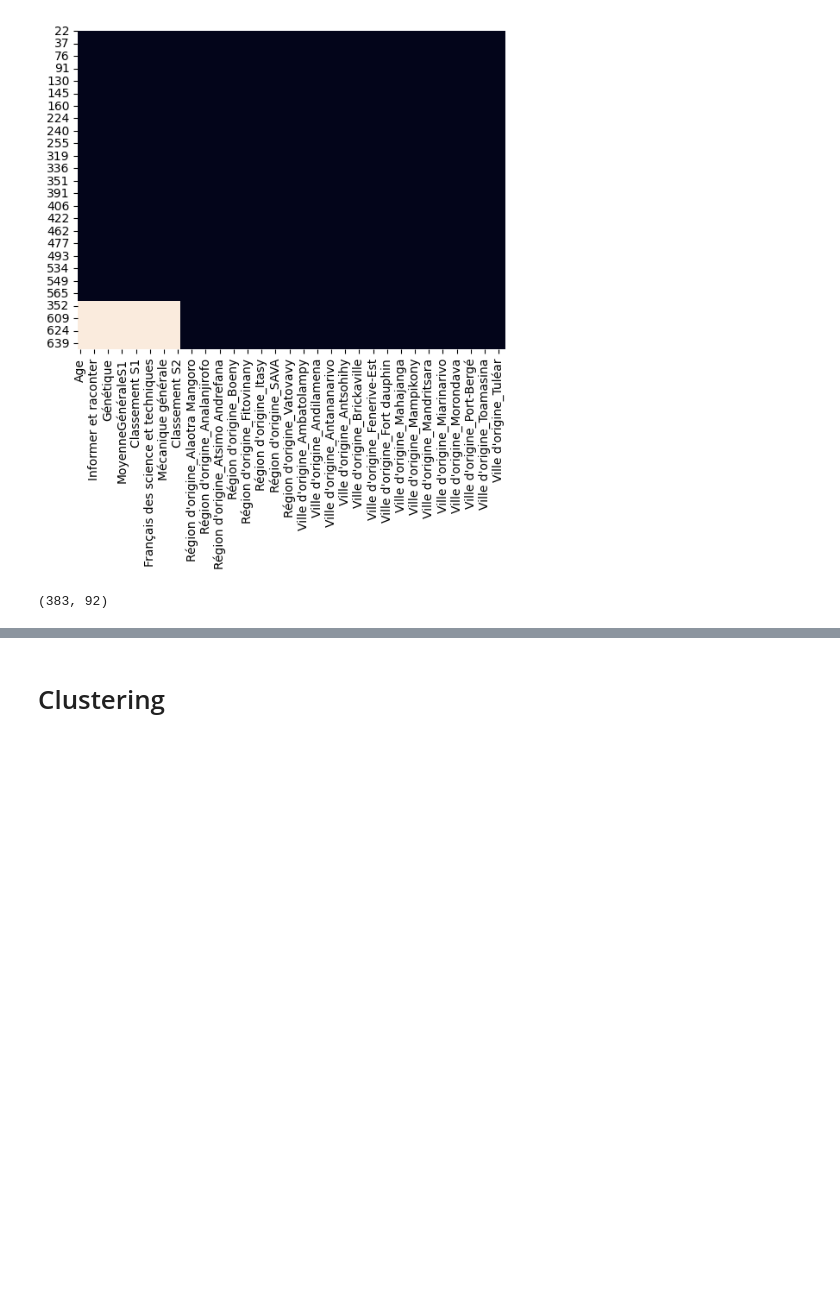
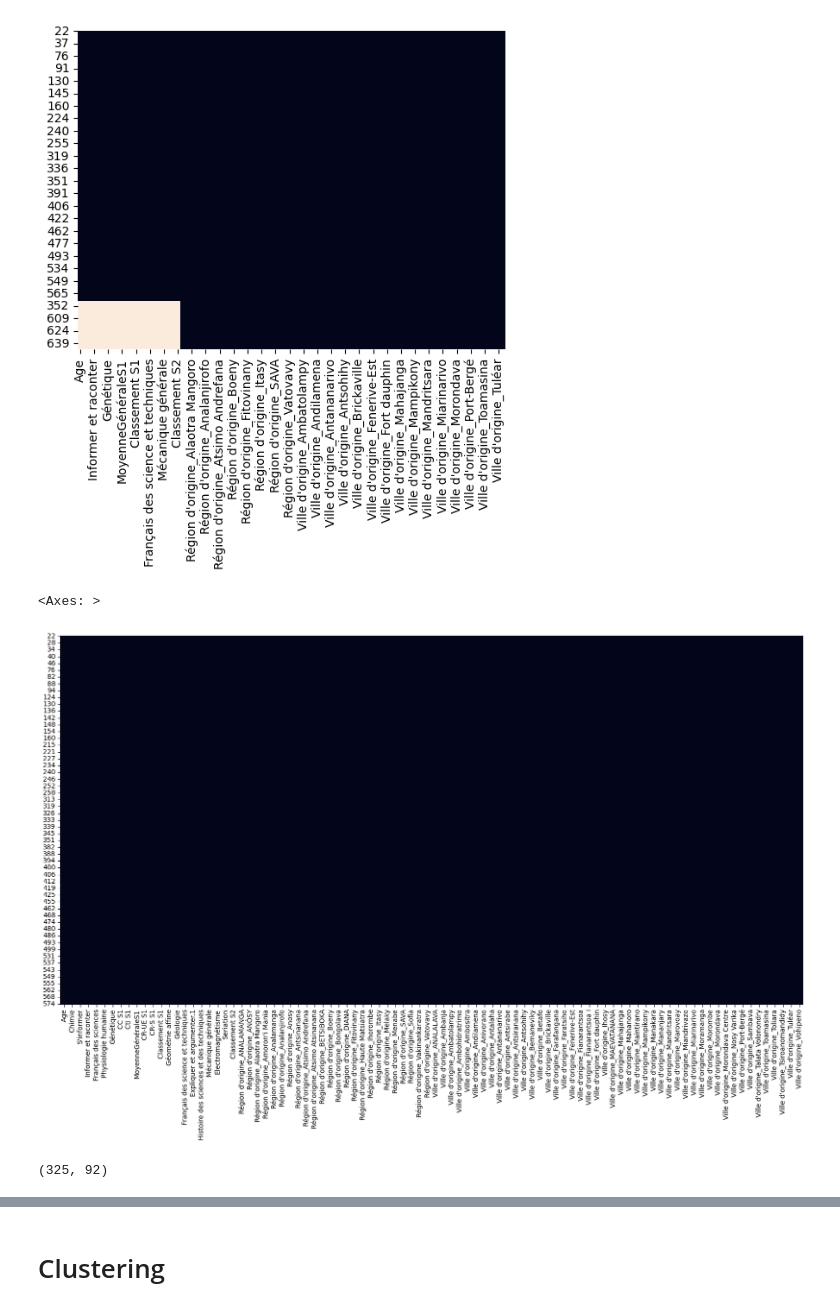
Before and after one commit to TsioryFano/projetM2python, a Jupyter notebook: exploration.ipynb, the cells around one changed output, grey strips where cells are left out. Cells and saved outputs as stored; diff of their text form; code cells hidden in the pictures; blank space fills up the shorter version.

Commit message:
Normalisation des donnees et début clustering

```diff
--- a/exploration.ipynb
+++ b/exploration.ipynb
@@ -457,10 +459,28 @@ cbar = False
 # %% [output]
 <Axes: >
 [figure]
+# %%
+#Suprression des lignes avec bcp de vides
+# Calculer le seuil minimal de valeurs non manquantes pour l'ensemble du DataFrame
+seuil_minimal = len(donnees_concatenees_S.columns) * 0.1 # Par exemple, 10%
+
+# Utiliser une condition de filtrage pour identifier les lignes à supprimer
+condition_a_supprimer = donnees_concatenees_S.isna().sum(axis=1) > seuil_minimal
+
+# Utiliser la condition de filtrage pour supprimer les lignes
+donnees_concatenees_S = donnees_concatenees_S[~condition_a_supprimer]
+plt.figure(figsize=(20, 10))
+sns.heatmap(
+donnees_concatenees_S.isna(),
+cbar=False
+)
+# %% [output]
+<Axes: >
+[figure, added]
 # %%
 donnees_concatenees_S.shape
 # %% [output]
-(383, 92)
+(325, 92)
 # %%
 print(donnees_concatenees_S['Seriation'])
 # %% [output]
```
Also changed, not shown: parts of 10 cells of this notebook, 1 other file.
